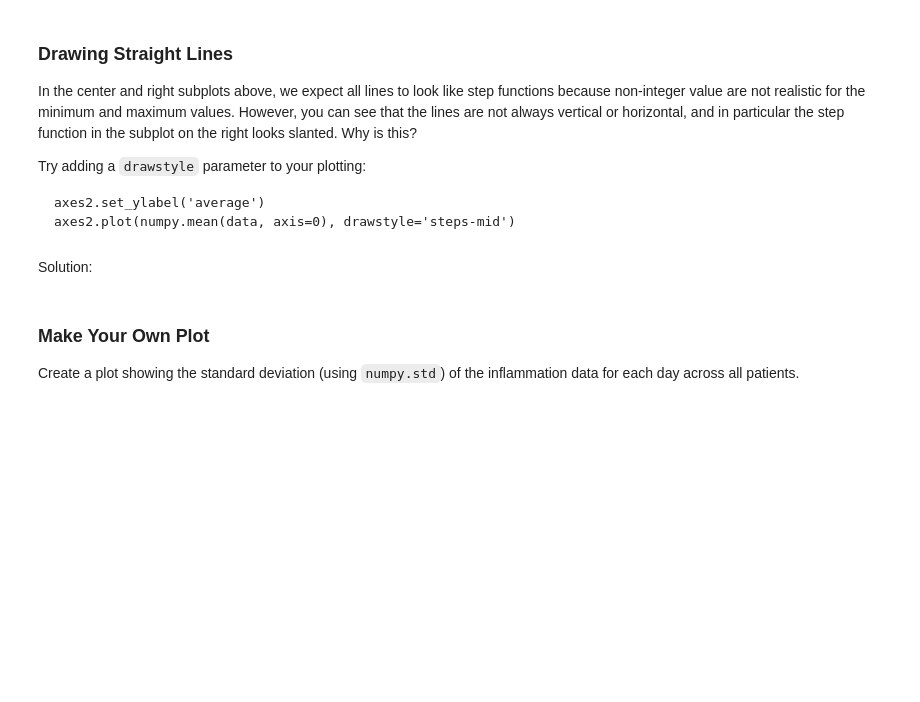
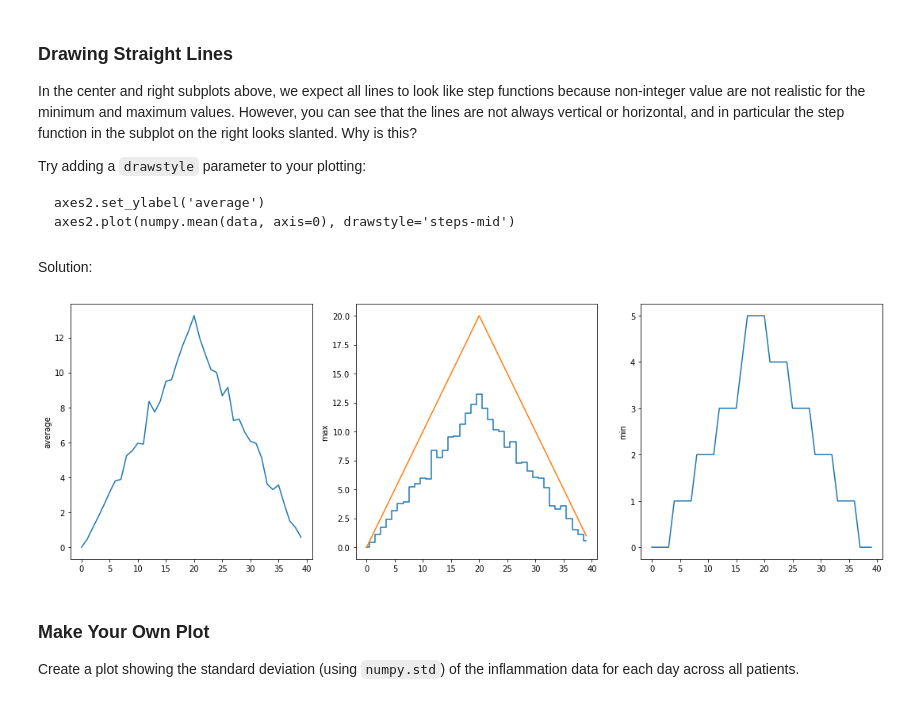
Before and after one commit to mmalavasi/2019-07-24-intro-to-python-workshop, a Jupyter notebook: lessons/python/ep1-introduction.ipynb, the cells around one changed output. Saved outputs shown, nothing was run; the diff lists cells and outputs as text; code cells hidden in the pictures; blank space fills up the shorter version.

````diff
--- a/lessons/python/ep1-introduction.ipynb
+++ b/lessons/python/ep1-introduction.ipynb
@@ -779,6 +844,35 @@ axes2.plot(numpy.mean(data, axis=0), drawstyle='steps-mid')
 ```
 # %% [markdown]
 Solution:
+# %%
+import numpy
+import matplotlib.pyplot
+
+data = numpy.loadtxt(fname='data/inflammation-01.csv', delimiter=',')
+
+fig = matplotlib.pyplot.figure(figsize=(15.0, 5.0)) # this creates a space for the figure
+
+axes1 = fig.add_subplot(1, 3, 1) # takes 3 parameters, number of rows, number of columns and then position of each graph!
+axes2 = fig.add_subplot(1, 3, 2)
+axes3 = fig.add_subplot(1, 3, 3)
+
+axes1.set_ylabel('average') # set the label on the y axis
+#axes1.set_ylim(0, 15)
+plot = axes1.plot(numpy.mean(data, axis=0)) # which graph in position 1,1
+
+axes2.set_ylabel('average')
+axes2.plot(numpy.mean(data, axis=0), drawstyle='steps-mid')
+
+axes2.set_ylabel('max')
+#axes2.set_ylim(1,35) ## it changes the limit of the axis
+plot = axes2.plot(numpy.max(data, axis=0))
+
+axes3.set_ylabel('min')
+axes3.plot(numpy.min(data, axis=0))
+
+fig.tight_layout()
+# %% [output]
+[figure, added]
 # %% [markdown]
 ### Make Your Own Plot
 Create a plot showing the standard deviation (using `numpy.std`) of the inflammation data for each day across all patients.
````
Also changed, not shown: parts of 12 cells of this notebook.
